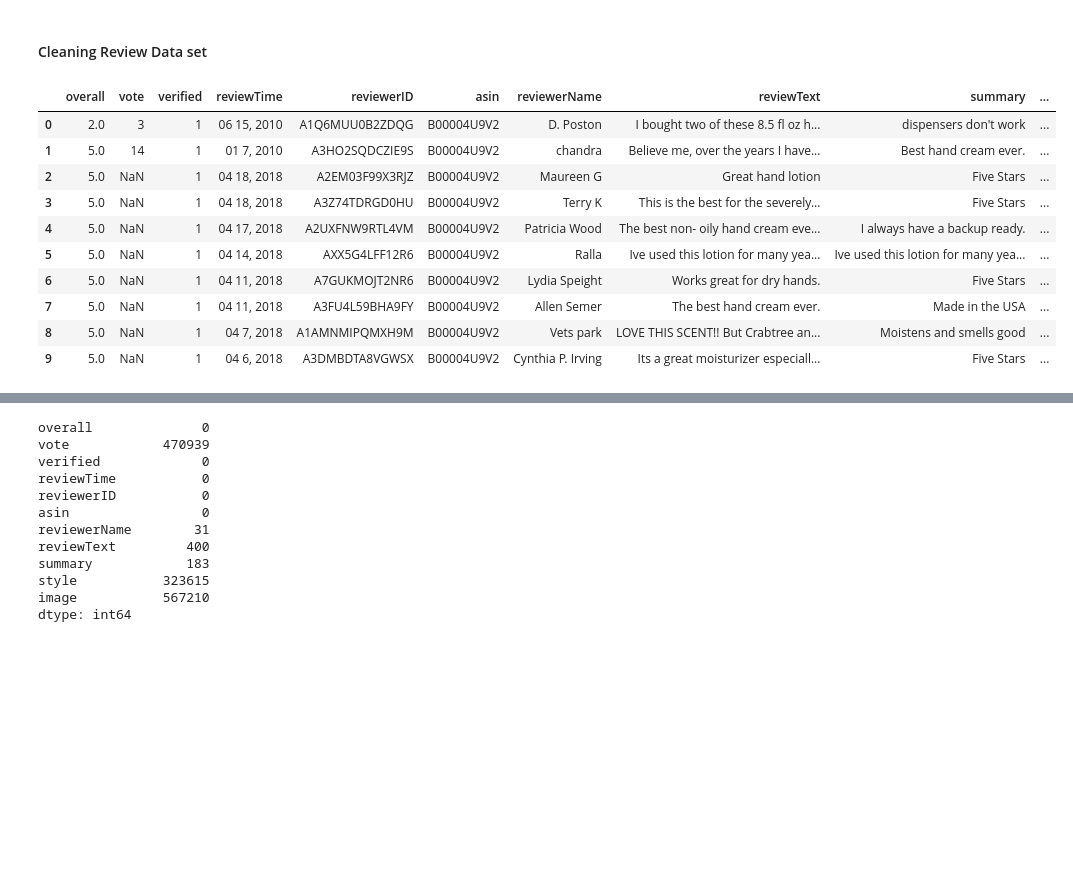
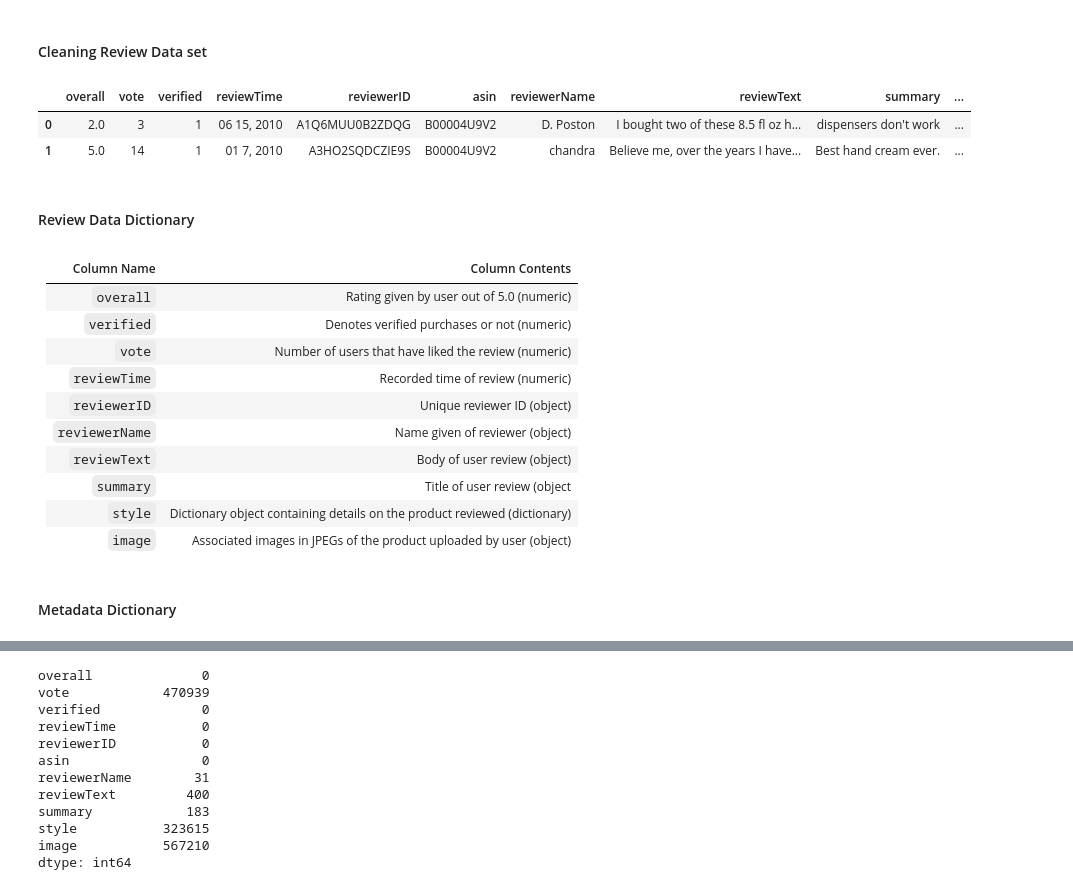
Before and after one commit to toffeeink/TrendSearcher_Capstone, a Jupyter notebook: luxury_beauty_reviews-EDA.ipynb, the cells around one changed output, grey strips where cells are left out. Cells and saved outputs as stored; diff of their text form; code cells hidden in the pictures; blank space fills up the shorter version.

```diff
--- a/luxury_beauty_reviews-EDA.ipynb
+++ b/luxury_beauty_reviews-EDA.ipynb
@@ -50,17 +54,26 @@ with open("Luxury_Beauty.json", "r") as f:
 review_df = pd.concat(review_df, ignore_index=True)
 # %%
 #checking review_df dataset
-review_df.head(10)
+review_df.head(2)
 # %% [output]
 |  | overall | vote | verified | reviewTime | reviewerID | asin | reviewerName | reviewText | summary | ... |
 | 0 | 2.0 | 3 | 1 | 06 15, 2010 | A1Q6MUU0B2ZDQG | B00004U9V2 | D. Poston | I bought two of these 8.5 fl oz h... | dispensers don't work | ... |
 | 1 | 5.0 | 14 | 1 | 01 7, 2010 | A3HO2SQDCZIE9S | B00004U9V2 | chandra | Believe me, over the years I have... | Best hand cream ever. | ... |
-| 2 | 5.0 | NaN | 1 | 04 18, 2018 | A2EM03F99X3RJZ | B00004U9V2 | Maureen G | Great hand lotion | Five Stars | ... |
-| 3 | 5.0 | NaN | 1 | 04 18, 2018 | A3Z74TDRGD0HU | B00004U9V2 | Terry K | This is the best for the severely... | Five Stars | ... |
-| 4 | 5.0 | NaN | 1 | 04 17, 2018 | A2UXFNW9RTL4VM | B00004U9V2 | Patricia Wood | The best non- oily hand cream eve... | I always have a backup ready. | ... |
-| 5 | 5.0 | NaN | 1 | 04 14, 2018 | AXX5G4LFF12R6 | B00004U9V2 | Ralla | Ive used this lotion for many yea... | Ive used this lotion for many yea... | ... |
-| 6 | 5.0 | NaN | 1 | 04 11, 2018 | A7GUKMOJT2NR6 | B00004U9V2 | Lydia Speight | Works great for dry hands. | Five Stars | ... |
-| 7 | 5.0 | NaN | 1 | 04 11, 2018 | A3FU4L59BHA9FY | B00004U9V2 | Allen Semer | The best hand cream ever. | Made in the USA | ... |
-| 8 | 5.0 | NaN | 1 | 04 7, 2018 | A1AMNMIPQMXH9M | B00004U9V2 | Vets park | LOVE THIS SCENT!! But Crabtree an... | Moistens and smells good | ... |
-| 9 | 5.0 | NaN | 1 | 04 6, 2018 | A3DMBDTA8VGWSX | B00004U9V2 | Cynthia P. Irving | Its a great moisturizer especiall... | Five Stars | ... |
+# %% [markdown]
+#### Review Data Dictionary
+# %% [markdown]
+| Column Name    | Column Contents                                                           |
+|----------------|---------------------------------------------------------------------------|
+| `overall`      | Rating given by user out of 5.0 (numeric)                                 |
+| `verified`     | Denotes verified purchases or not (numeric)                               |
+| `vote`         | Number of users that have liked the review (numeric)                      |
+| `reviewTime`   | Recorded time of review (numeric)                                         |
+| `reviewerID`   | Unique reviewer ID (object)                                               |
+| `reviewerName` | Name given of reviewer (object)                                           |
+| `reviewText`   | Body of user review (object)                                              |
+| `summary`      | Title of user review (object                                              |
+| `style`        | Dictionary object containing details on the product reviewed (dictionary) |
+| `image`        | Associated images in JPEGs of the product uploaded by user (object)       |
+# %% [markdown]
+#### Metadata Dictionary
 # %% [markdown]
```
Also changed, not shown: parts of 119 cells of this notebook, 7 other files.
